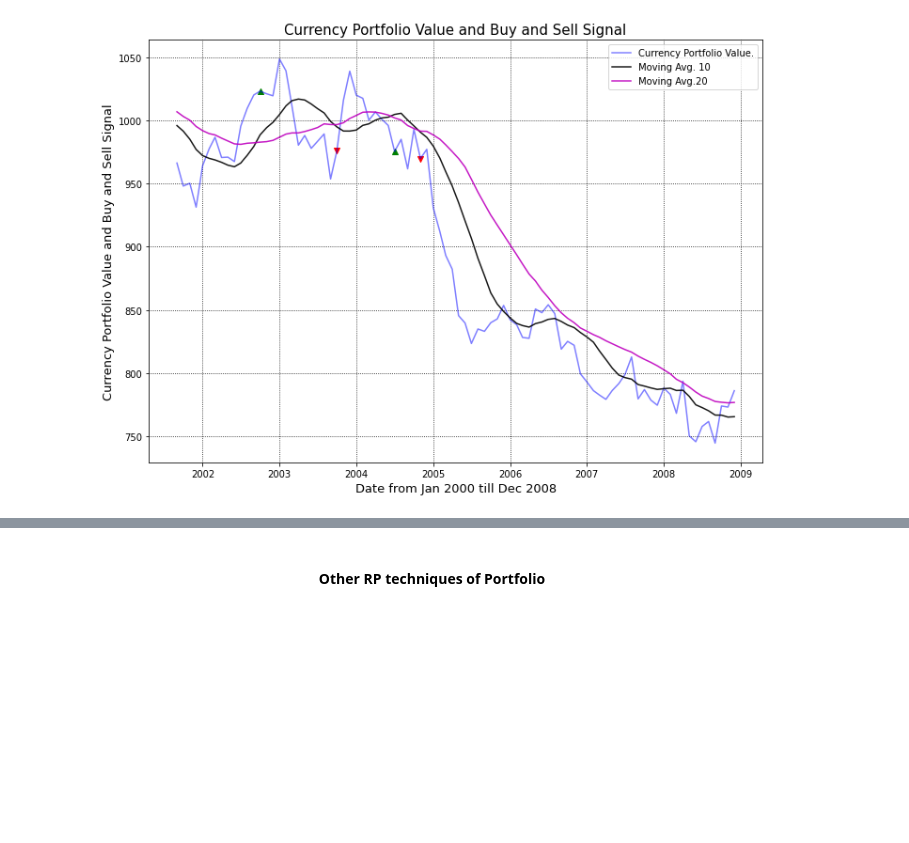
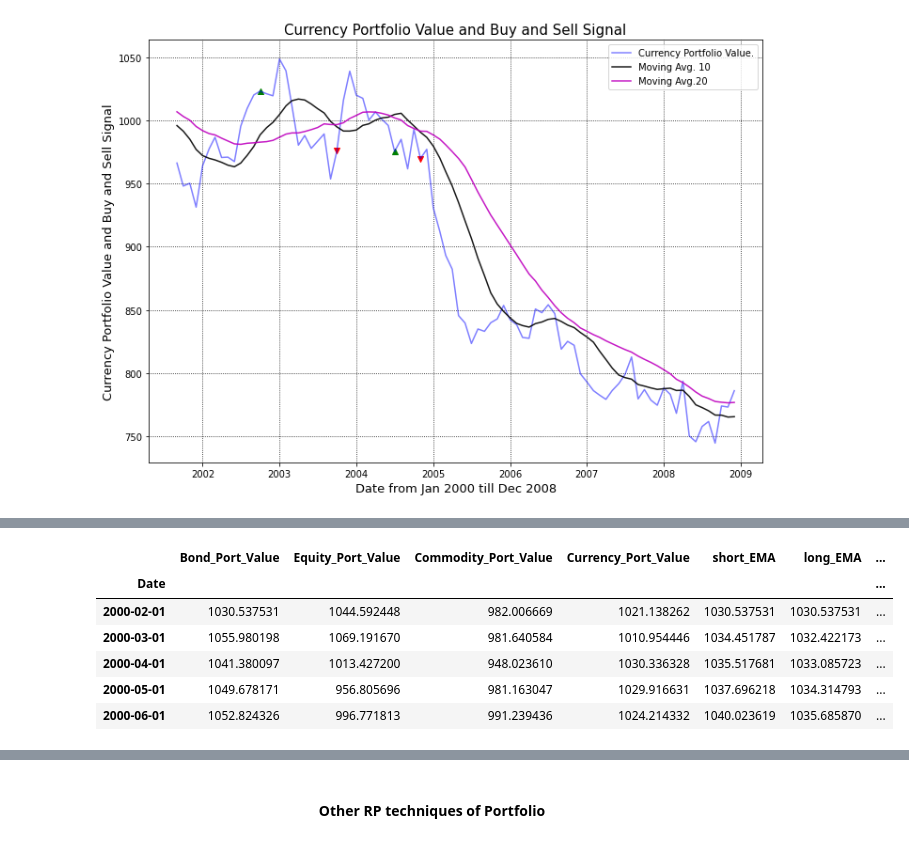
Before and after one commit to sherif603/Parity-Risk-Strategies, a Jupyter notebook: 2021_03_19_RP_2000_2008.ipynb, the cells around one changed output, grey strips where cells are left out. Saved outputs shown, nothing was run; the diff lists cells and outputs as text; code cells hidden in the pictures; blank space fills up the shorter version.

```diff
--- a/2021_03_19_RP_2000_2008.ipynb
+++ b/2021_03_19_RP_2000_2008.ipynb
@@ -2321,0 +2351,10 @@ plt.legend(loc=1);
+# %%
+MACD_df.head()
+# %% [output]
+|  | Bond_Port_Value | Equity_Port_Value | Commodity_Port_Value | Currency_Port_Value | short_EMA | long_EMA | ... |
+| Date |  |  |  |  |  |  | ... |
+| 2000-02-01 | 1030.537531 | 1044.592448 | 982.006669 | 1021.138262 | 1030.537531 | 1030.537531 | ... |
+| 2000-03-01 | 1055.980198 | 1069.191670 | 981.640584 | 1010.954446 | 1034.451787 | 1032.422173 | ... |
+| 2000-04-01 | 1041.380097 | 1013.427200 | 948.023610 | 1030.336328 | 1035.517681 | 1033.085723 | ... |
+| 2000-05-01 | 1049.678171 | 956.805696 | 981.163047 | 1029.916631 | 1037.696218 | 1034.314793 | ... |
+| 2000-06-01 | 1052.824326 | 996.771813 | 991.239436 | 1024.214332 | 1040.023619 | 1035.685870 | ... |
```
Also changed, not shown: parts of 16 cells of this notebook.
